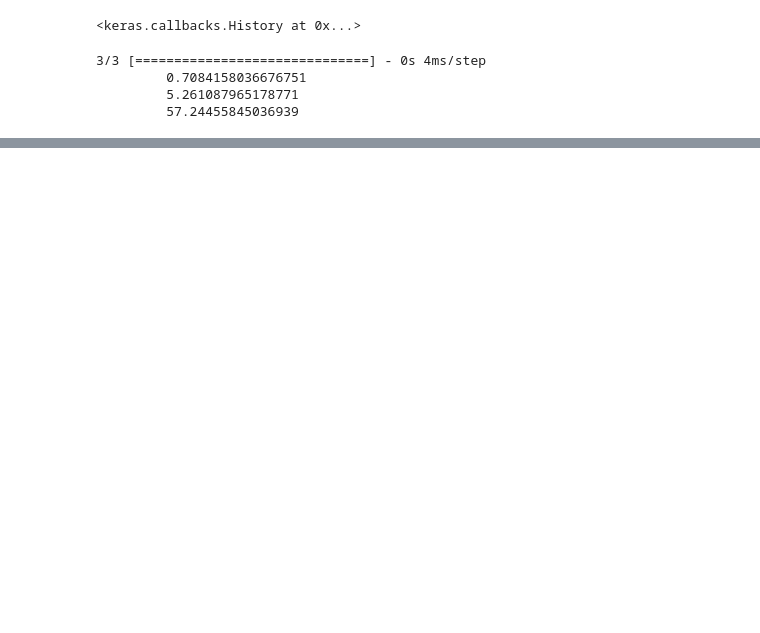
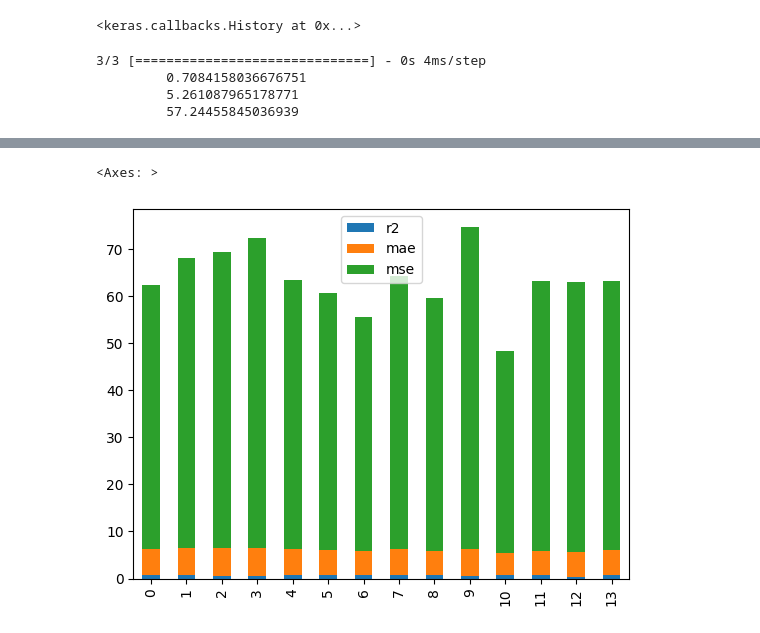
Before and after one commit to gavinlampton/CECS456-Group7_final-project, a Jupyter notebook: Combined.ipynb, the cells around one changed output, grey strips where cells are left out. Drawn from its saved outputs; the diff is of its cells as text; code cells hidden in the pictures; blank space fills up the shorter version.

```diff
--- a/Combined.ipynb
+++ b/Combined.ipynb
@@ -725,0 +774,6 @@ for row in errors:
+# %%
+values = pd.concat([scores.iloc[:,0:1],scores.iloc[:,1:4]], axis=1)
+values.plot(kind='bar', stacked=True)
+# %% [output]
+<Axes: >
+[figure, added]
```
Also changed, not shown: parts of 8 cells of this notebook.
